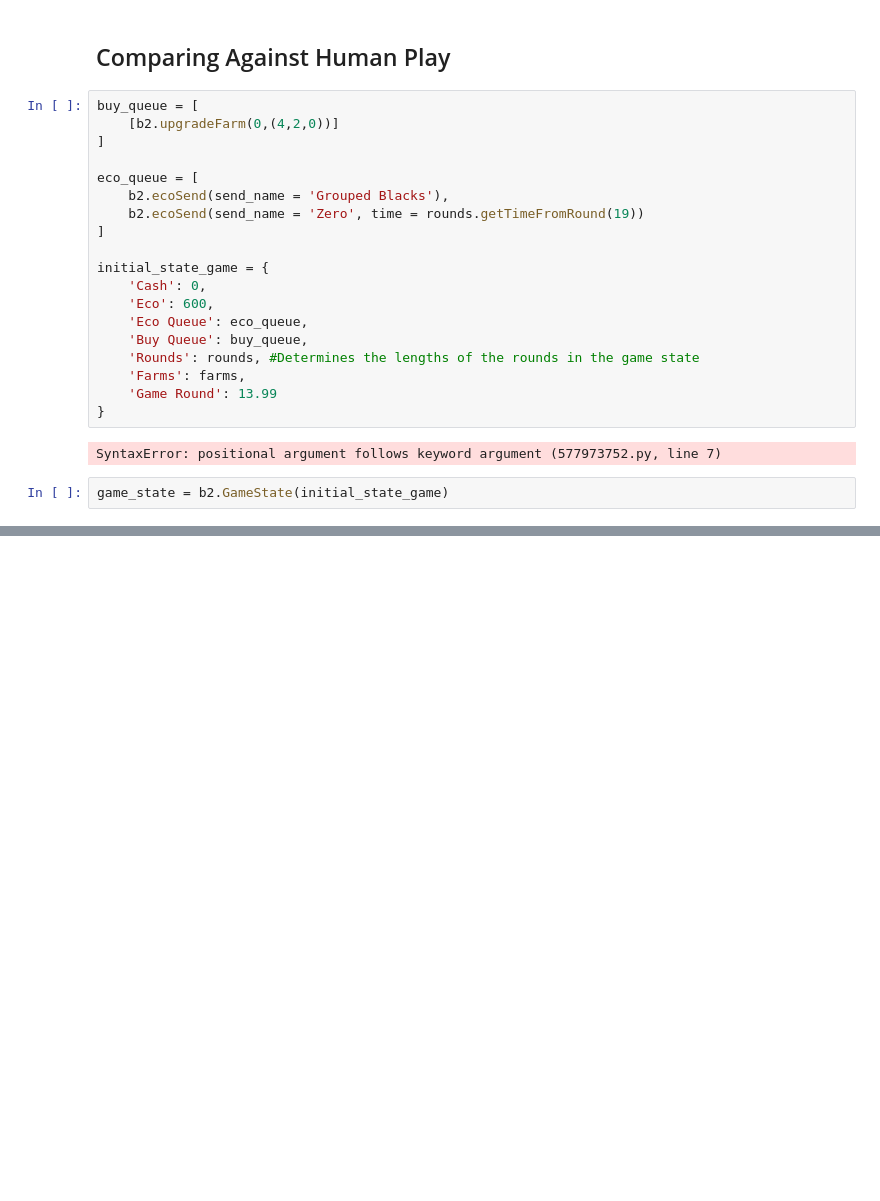
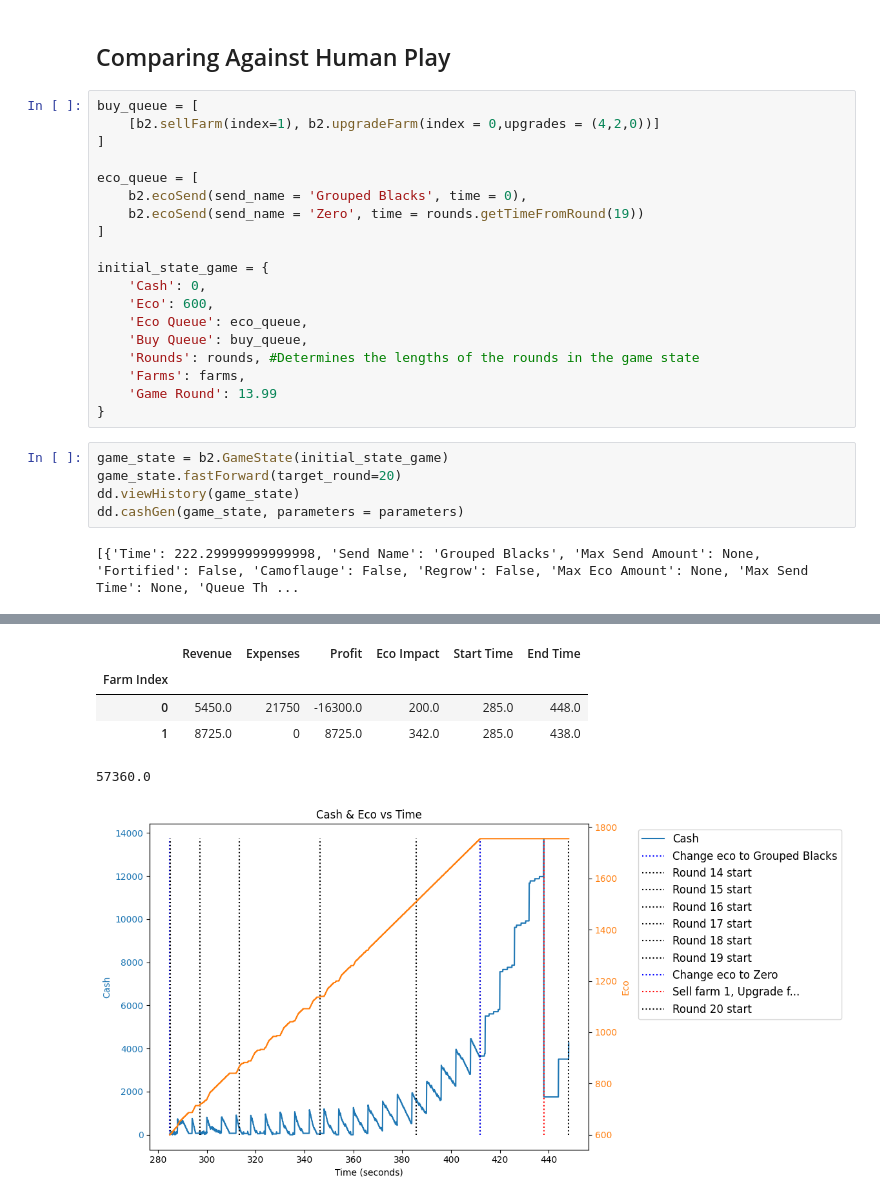
Before and after one commit to redlaserbmBTD/BTDB2_SIMULATOR, a Jupyter notebook: tutorials/6_artificial_intelligence.ipynb, the cells around one changed output, grey strips where cells are left out. Saved outputs shown, nothing was run; the diff lists cells and outputs as text; blank space fills up the shorter version.

```diff
--- a/tutorials/6_artificial_intelligence.ipynb
+++ b/tutorials/6_artificial_intelligence.ipynb
@@ -129,11 +115,11 @@ ai.game_state.farms
 ## Comparing Against Human Play
 # %%
 buy_queue = [
-    [b2.upgradeFarm(0,(4,2,0))]
+    [b2.sellFarm(index=1), b2.upgradeFarm(index = 0,upgrades = (4,2,0))]
 ]
 
 eco_queue = [
-    b2.ecoSend(send_name = 'Grouped Blacks'),
+    b2.ecoSend(send_name = 'Grouped Blacks', time = 0),
     b2.ecoSend(send_name = 'Zero', time = rounds.getTimeFromRound(19))
 ]
 
@@ -146,7 +132,10 @@ initial_state_game = {
     'Farms': farms,
     'Game Round': 13.99
 }
-# %% [output]
-SyntaxError: positional argument follows keyword argument (577973752.py, line 7)
-# %%
-game_state = b2.GameState(initial_state_game)
+# %%
+game_state = b2.GameState(initial_state_game)
+game_state.fastForward(target_round=20)
+dd.viewHistory(game_state)
+dd.cashGen(game_state, parameters = parameters)
+# %% [output]
+[{'Time': 222.29999999999998, 'Send Name': 'Grouped Blacks', 'Max Send Amount': None, 'Fortified': False, 'Camoflauge': False, 'Regrow': False, 'Max Eco Amount': None, 'Max Send Time': None, 'Queue Th ...
@@ -152,0 +153,6 @@ game_state = b2.GameState(initial_state_game)
+|  | Revenue | Expenses | Profit | Eco Impact | Start Time | End Time |
+| Farm Index |  |  |  |  |  |  |
+| 0 | 5450.0 | 21750 | -16300.0 | 200.0 | 285.0 | 448.0 |
+| 1 | 8725.0 | 0 | 8725.0 | 342.0 | 285.0 | 438.0 |
+57360.0
+[figure, added]
```
Also changed, not shown: parts of 4 cells of this notebook, 1 other file.
